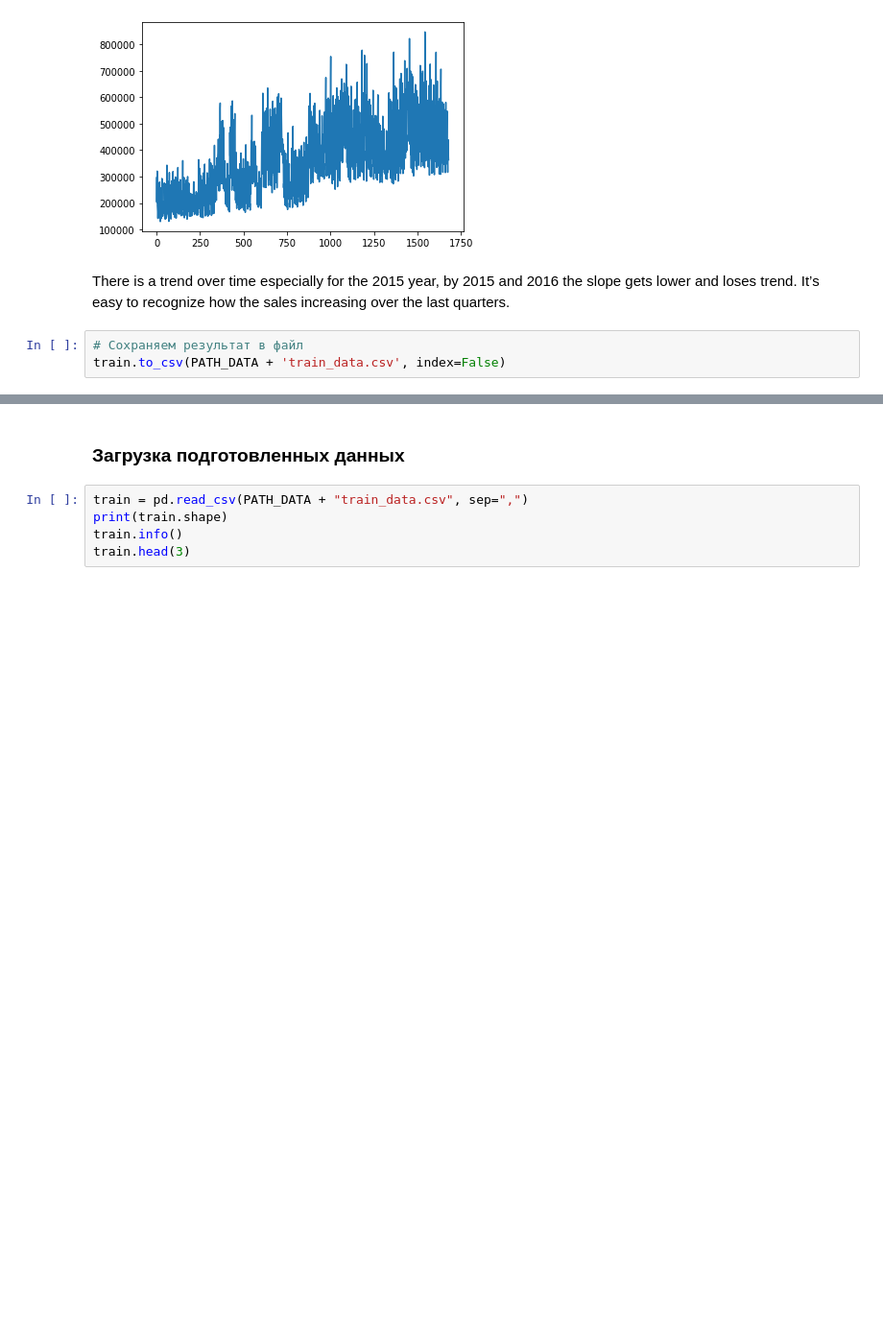
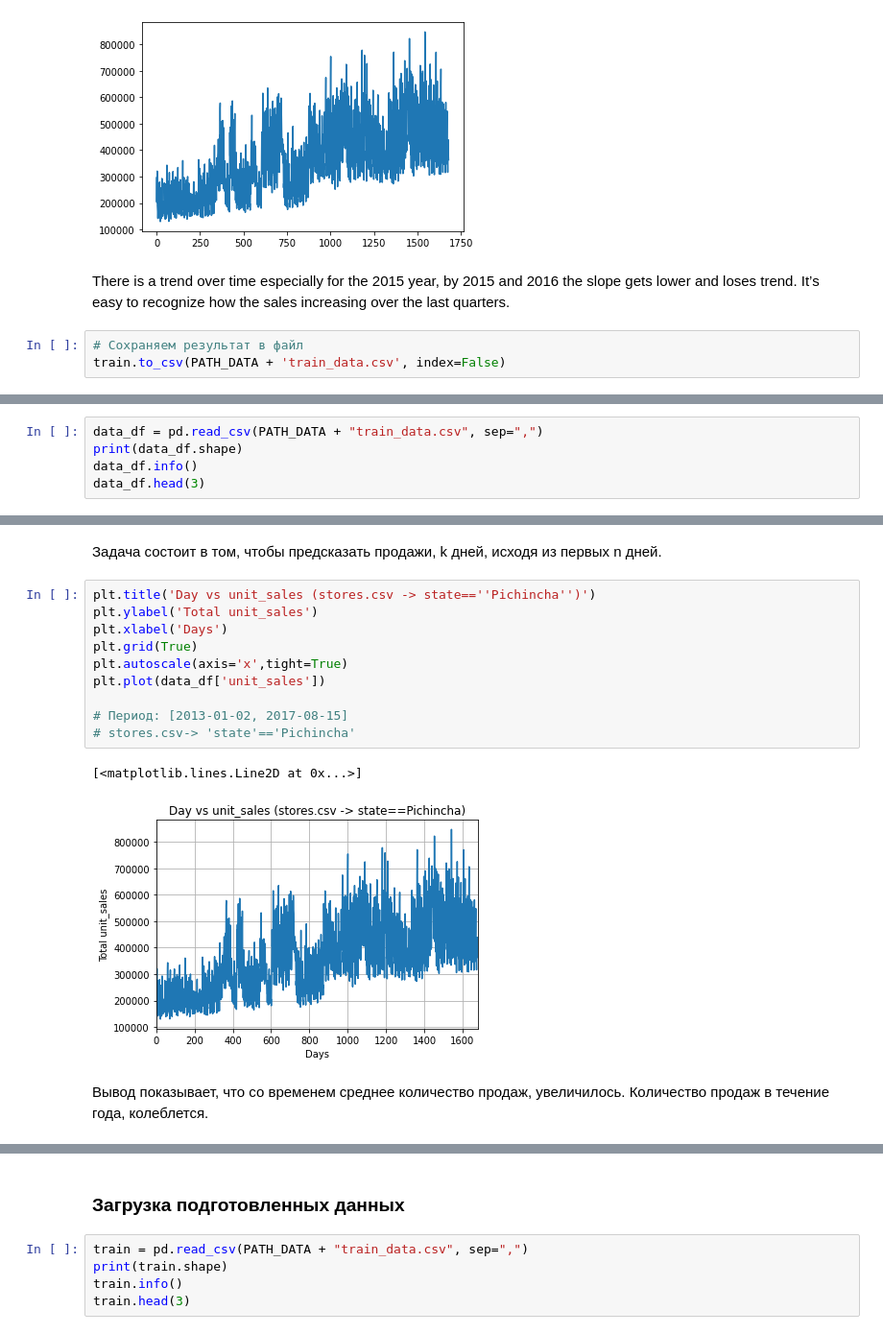
Before and after one commit to SokIL69/PyTorch-framework, a Jupyter notebook: lesson_5_pt_hw.ipynb, the cells around one changed output, grey strips where cells are left out. Shown: that part at 96% size. Cells and saved outputs as stored; diff of their text form; blank space fills up the shorter version.

```diff
--- a/lesson_5_pt_hw.ipynb
+++ b/lesson_5_pt_hw.ipynb
@@ -151,0 +162,5 @@ train.to_csv(PATH_DATA + 'train_data.csv', index=False)
+# %%
+data_df = pd.read_csv(PATH_DATA + "train_data.csv", sep=",")
+print(data_df.shape)
+data_df.info()
+data_df.head(3)
@@ -151,0 +182,17 @@ train.to_csv(PATH_DATA + 'train_data.csv', index=False)
+# %% [markdown]
+Задача состоит в том, чтобы предсказать продажи, k дней, исходя из первых n дней.
+# %%
+plt.title('Day vs unit_sales (stores.csv -> state==''Pichincha'')')
+plt.ylabel('Total unit_sales')
+plt.xlabel('Days')
+plt.grid(True)
+plt.autoscale(axis='x',tight=True)
+plt.plot(data_df['unit_sales'])
+
+# Период: [2013-01-02, 2017-08-15]
+# stores.csv-> 'state'=='Pichincha'
+# %% [output]
+[<matplotlib.lines.Line2D at 0x...>]
+[figure, added]
+# %% [markdown]
+Вывод показывает, что со временем среднее количество продаж, увеличилось. Количество продаж в течение года, колеблется.
```
Also changed, not shown: parts of 61 cells of this notebook, 1 other file.
